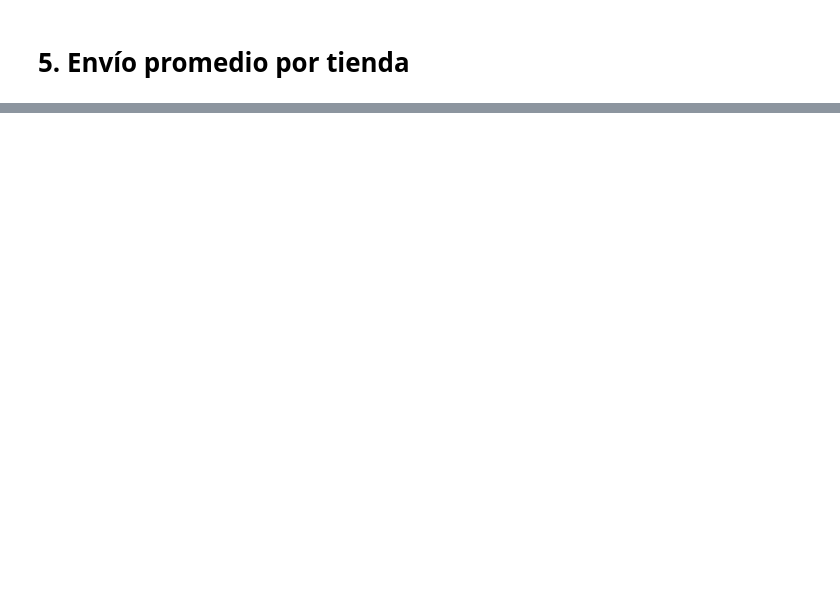
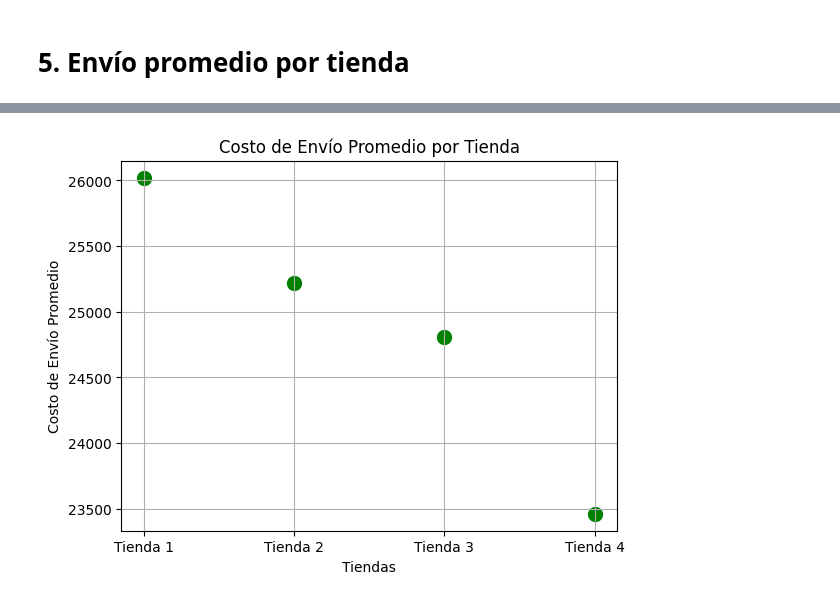
Before and after one commit to Angel-GS/G8_Challenge-Alura-Store, a Jupyter notebook: AluraStoreLatam.ipynb, the cells around one changed output, grey strips where cells are left out. Saved outputs shown, nothing was run; the diff lists cells and outputs as text; code cells hidden in the pictures; blank space fills up the shorter version.

```diff
--- a/AluraStoreLatam.ipynb
+++ b/AluraStoreLatam.ipynb
@@ -35,0 +249,19 @@ tienda.head()
+# %%
+import matplotlib.pyplot as plt
+
+# Datos para el gráfico
+tiendas = ['Tienda 1', 'Tienda 2', 'Tienda 3', 'Tienda 4']
+promedios_envio = [promedio_costo_envio_tienda1, promedio_costo_envio_tienda2, promedio_costo_envio_tienda3, promedio_costo_envio_tienda4]
+
+# Crea un gráfico de puntos (scatter plot)
+plt.scatter(tiendas, promedios_envio, marker='o', color='g', s=100)
+
+# Agrega etiquetas y título
+plt.xlabel('Tiendas')
+plt.ylabel('Costo de Envío Promedio')
+plt.title('Costo de Envío Promedio por Tienda')
+
+# Muestra el gráfico
+plt.grid(True)
+# %% [output]
+[figure, added]
```
Also changed, not shown: parts of 11 cells of this notebook.
